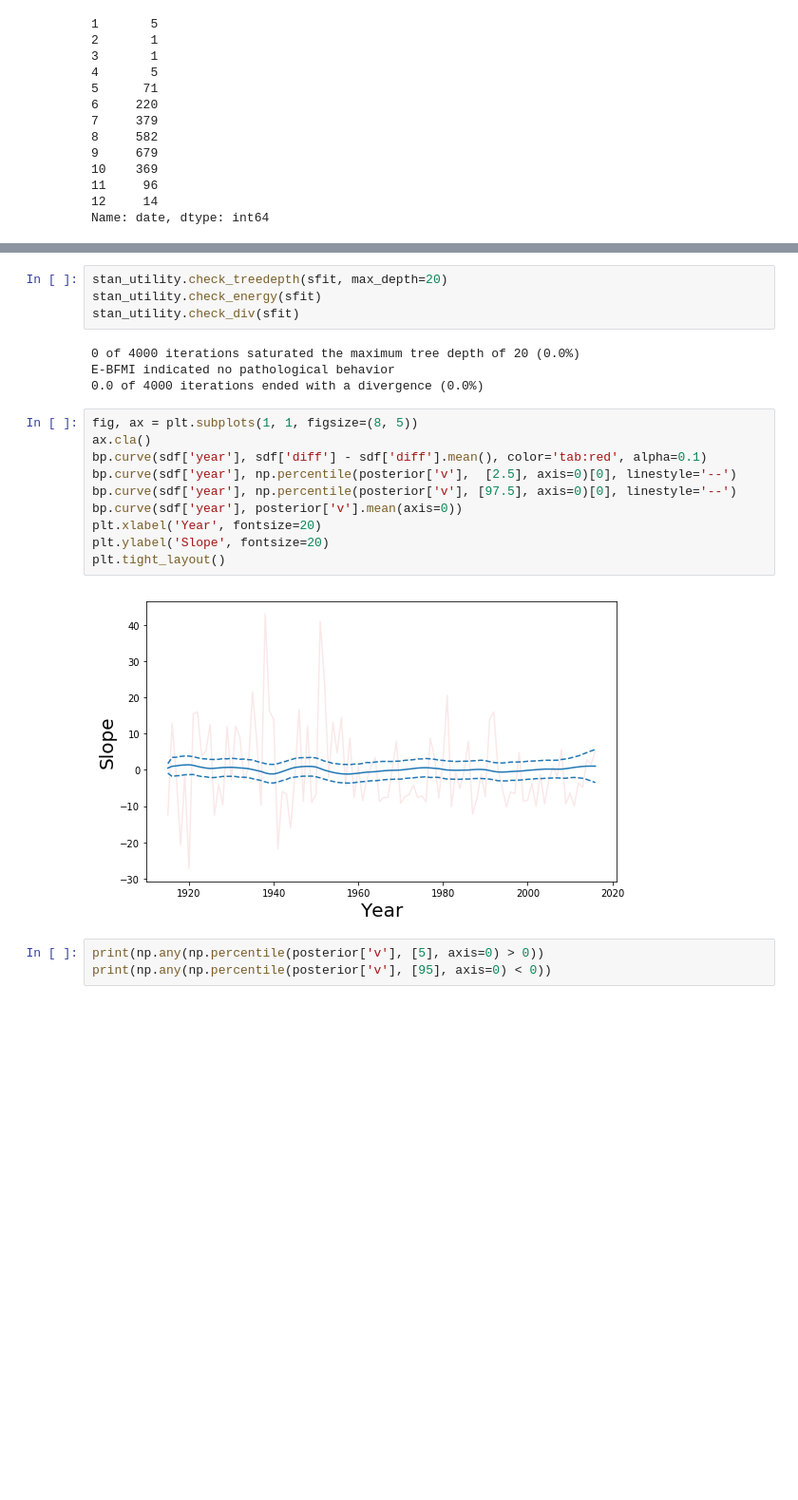
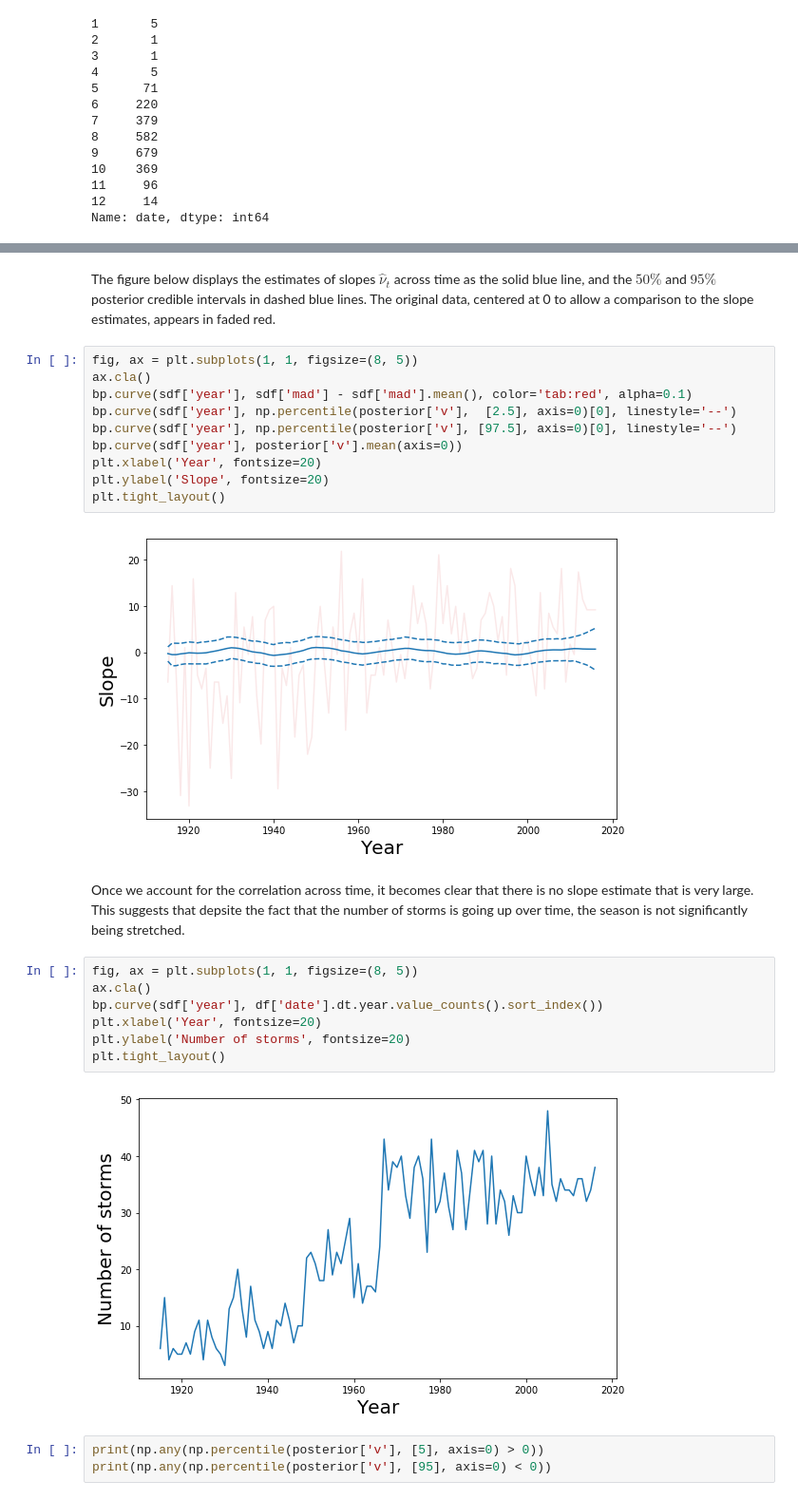
Before and after one commit to roualdes/stormevents, a Jupyter notebook: stormevents.ipynb, the cells around one changed output, grey strips where cells are left out. Shown at 95% size. Drawn from its saved outputs; the diff is of its cells as text; blank space fills up the shorter version.

```diff
--- a/stormevents.ipynb
+++ b/stormevents.ipynb
@@ -163,15 +216,9 @@ plt.tight_layout()
-# %%
-stan_utility.check_treedepth(sfit, max_depth=20)
-stan_utility.check_energy(sfit)
-stan_utility.check_div(sfit)
-# %% [output]
-0 of 4000 iterations saturated the maximum tree depth of 20 (0.0%)
-E-BFMI indicated no pathological behavior
-0.0 of 4000 iterations ended with a divergence (0.0%)
+# %% [markdown]
+The figure below displays the estimates of slopes $\hat{\nu}_t$ across time as the solid blue line, and the $50\%$ and $95\%$ posterior credible intervals in dashed blue lines.  The original data, centered at 0 to allow a comparison to the slope estimates, appears in faded red.
 # %%
 fig, ax = plt.subplots(1, 1, figsize=(8, 5))
 ax.cla()
-bp.curve(sdf['year'], sdf['diff'] - sdf['diff'].mean(), color='tab:red', alpha=0.1)
+bp.curve(sdf['year'], sdf['mad'] - sdf['mad'].mean(), color='tab:red', alpha=0.1)
 bp.curve(sdf['year'], np.percentile(posterior['v'],  [2.5], axis=0)[0], linestyle='--')
 bp.curve(sdf['year'], np.percentile(posterior['v'], [97.5], axis=0)[0], linestyle='--')
 bp.curve(sdf['year'], posterior['v'].mean(axis=0))
@@ -179,7 +226,18 @@ plt.xlabel('Year', fontsize=20)
 plt.ylabel('Slope', fontsize=20)
 plt.tight_layout()
 # %% [output]
-[figure, old version]
+[figure, new version]
+# %% [markdown]
+Once we account for the correlation across time, it becomes clear that there is no slope estimate that is very large.  This suggests that depsite the fact that the number of storms is going up over time, the season is not significantly being stretched.
+# %%
+fig, ax = plt.subplots(1, 1, figsize=(8, 5))
+ax.cla()
+bp.curve(sdf['year'], df['date'].dt.year.value_counts().sort_index())
+plt.xlabel('Year', fontsize=20)
+plt.ylabel('Number of storms', fontsize=20)
+plt.tight_layout()
+# %% [output]
+[figure, added]
 # %%
 print(np.any(np.percentile(posterior['v'], [5], axis=0) > 0))
 print(np.any(np.percentile(posterior['v'], [95], axis=0) < 0))
```
Also changed, not shown: parts of 54 cells of this notebook, 2 other files.
